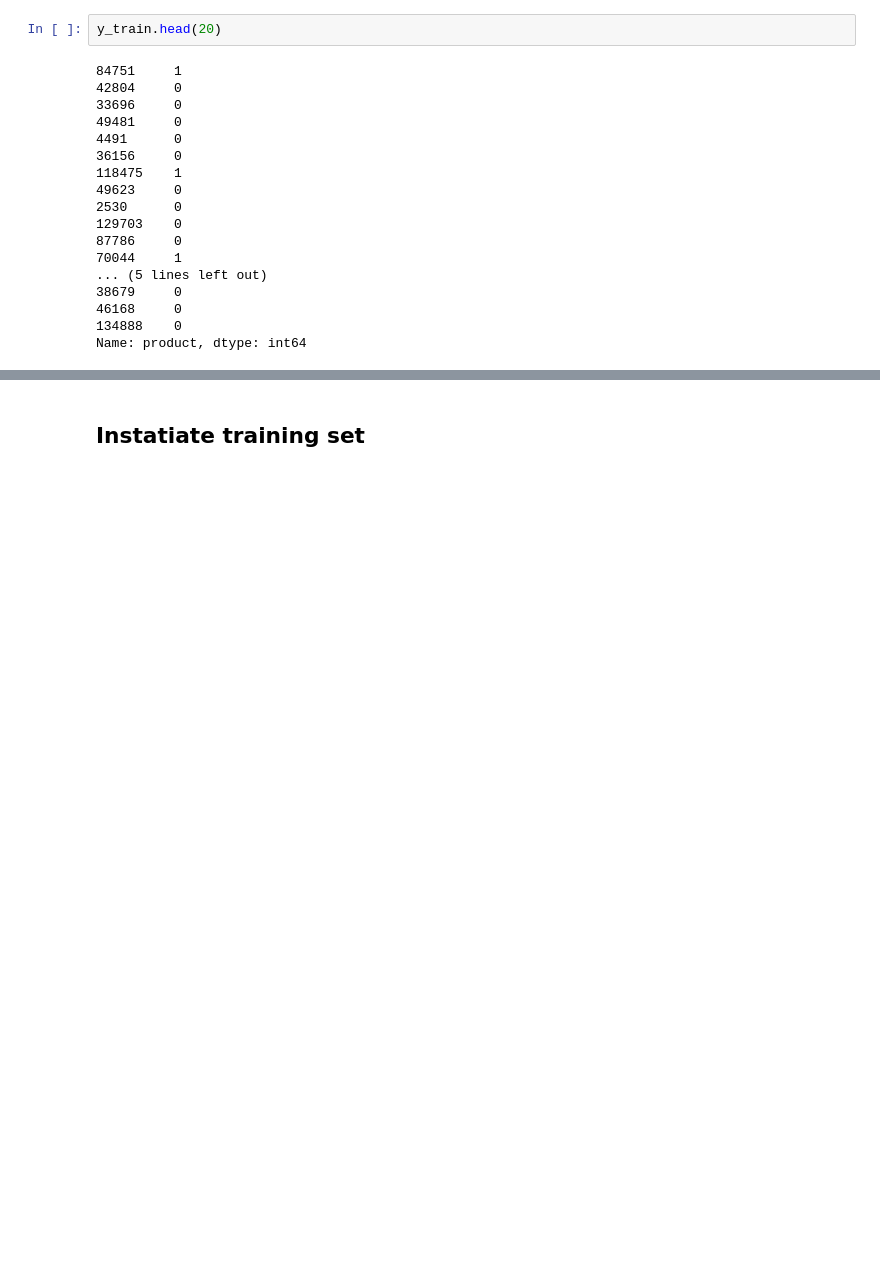
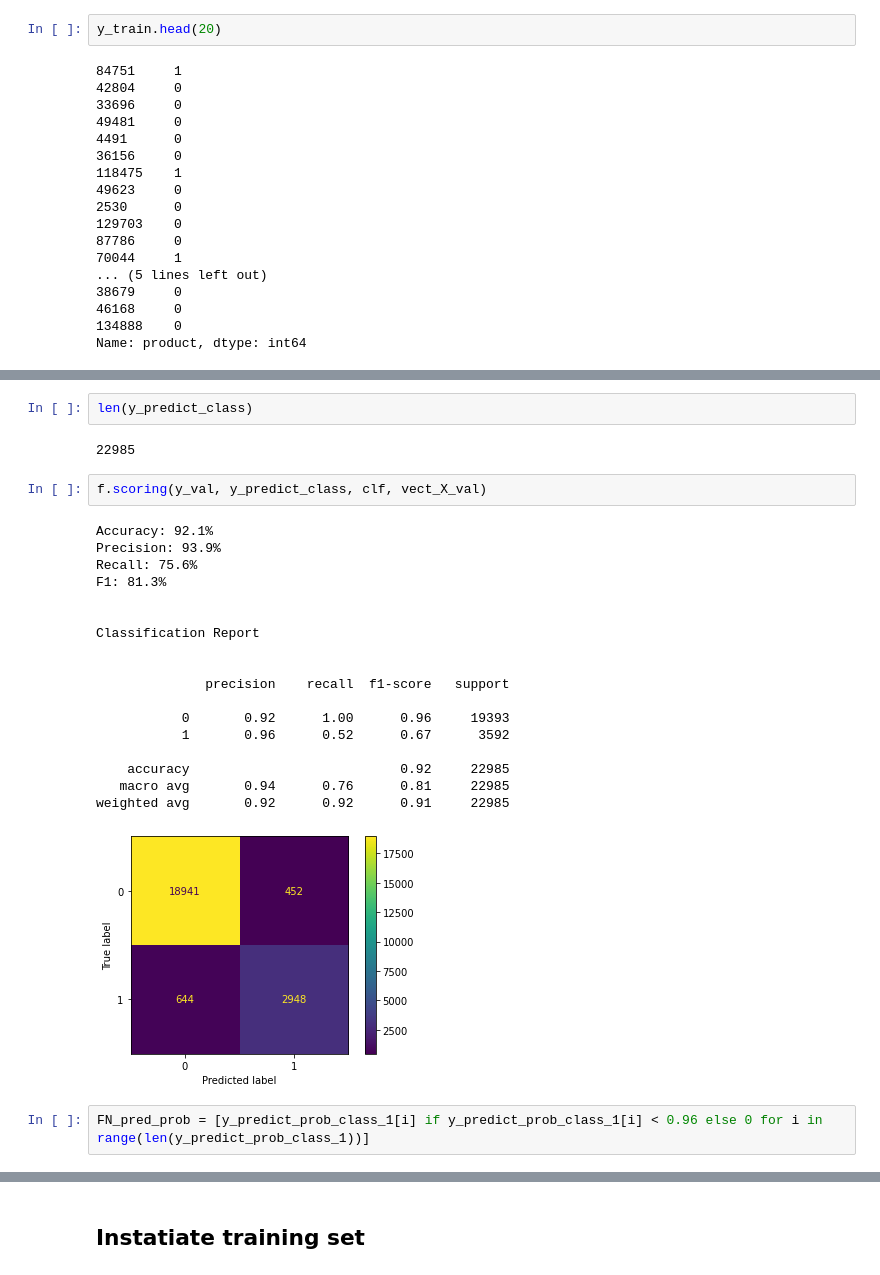
Before and after one commit to lkqnaruto/scrna_seq_workshop_2020, a Jupyter notebook: notebooks/4_baseline_modeling.ipynb, the cells around one changed output, grey strips where cells are left out. Cells and saved outputs as stored; diff of their text form; blank space fills up the shorter version.

```diff
--- a/notebooks/4_baseline_modeling.ipynb
+++ b/notebooks/4_baseline_modeling.ipynb
@@ -134,0 +221,27 @@ y_train.shape
+# %%
+len(y_predict_class)
+# %% [output]
+22985
+# %%
+f.scoring(y_val, y_predict_class, clf, vect_X_val)
+# %% [output]
+Accuracy: 92.1%
+Precision: 93.9%
+Recall: 75.6%
+F1: 81.3%
+
+
+Classification Report
+
+
+              precision    recall  f1-score   support
+
+           0       0.92      1.00      0.96     19393
+           1       0.96      0.52      0.67      3592
+
+    accuracy                           0.92     22985
+   macro avg       0.94      0.76      0.81     22985
+weighted avg       0.92      0.92      0.91     22985
+[figure, added]
+# %%
+FN_pred_prob = [y_predict_prob_class_1[i] if y_predict_prob_class_1[i] < 0.96 else 0 for i in range(len(y_predict_prob_class_1))]
```
Also changed, not shown: parts of 67 cells of this notebook.
